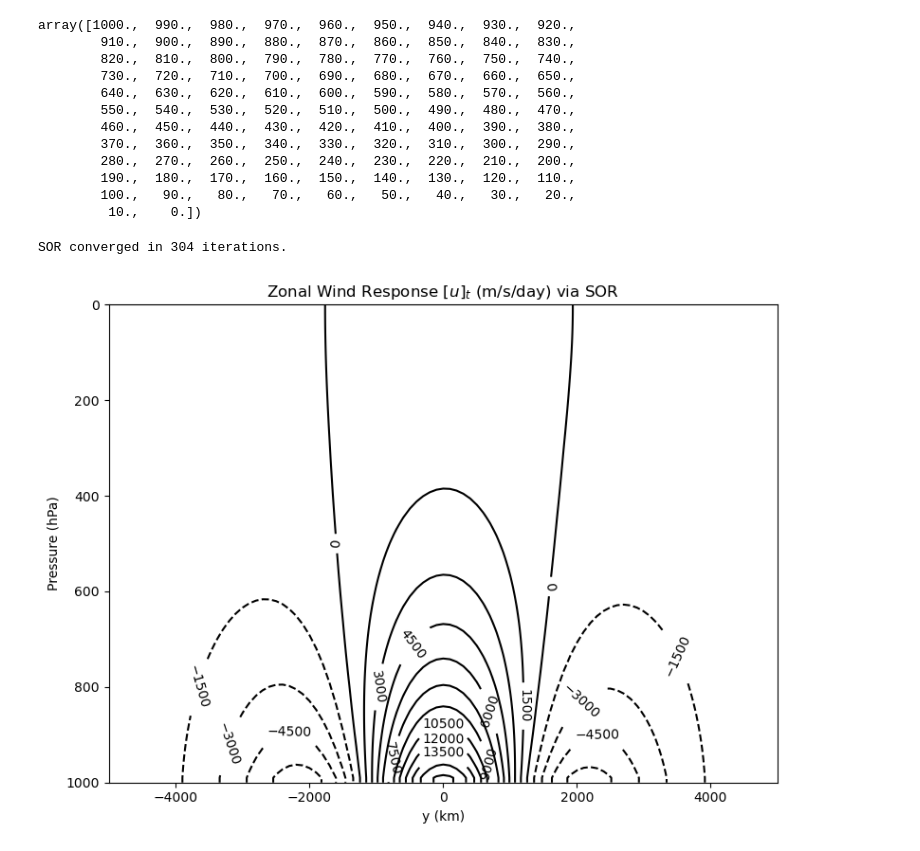
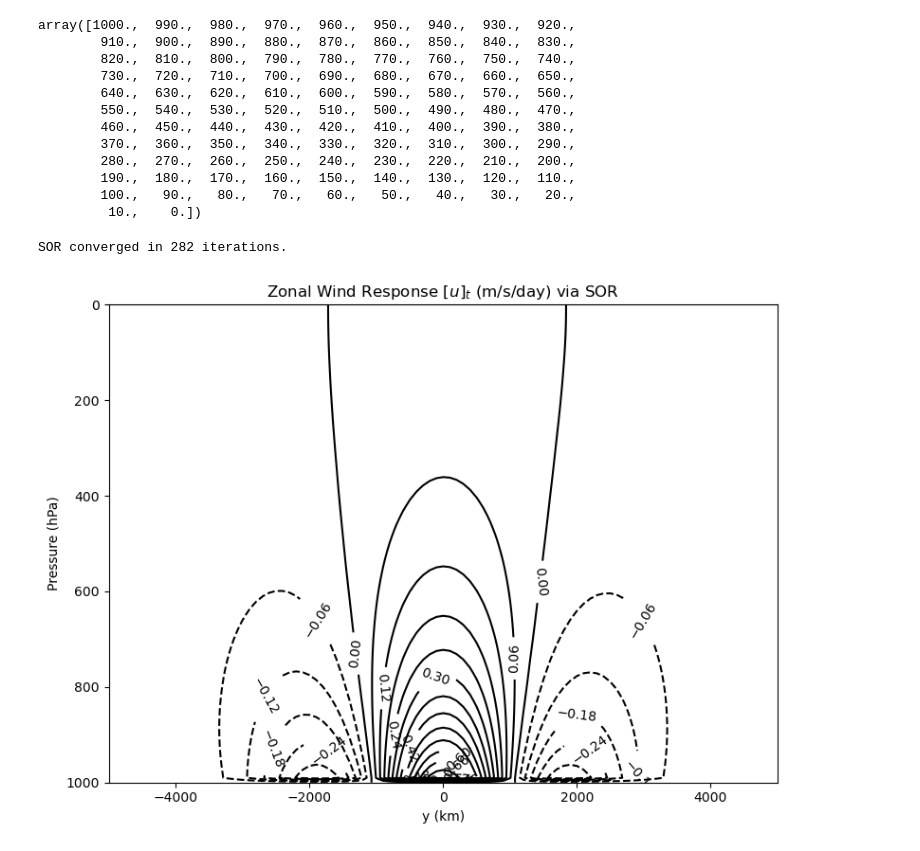
Before and after one commit to PeterChang1023/Eddy_closure, a Jupyter notebook: Robinson_2000.ipynb, the cells around one changed output. Saved outputs shown, nothing was run; the diff lists cells and outputs as text; code cells hidden in the pictures.

```diff
--- a/Robinson_2000.ipynb
+++ b/Robinson_2000.ipynb
@@ -817,7 +817,9 @@ pb = p[0]
 
 # === Forcing: Eddy PV flux divergence at the bottom ===
 width = 1500e3
-vqb_b = 10 * np.exp(-(y / width) ** 2)
+Ab = (1000 / 86400) * (pb - 200e2)    # ← from paper
+vqb_b = Ab * np.exp(-(y / width)**2)
+# vqb_b = 10 * np.exp(-(y / width) ** 2)
 d2vqb_dy2 = np.gradient(np.gradient(vqb_b, dy), dy)
 rhs_bc_corrected = -d2vqb_dy2
 
@@ -841,6 +843,11 @@ rhs[:, 1] = d2vqb_dy2  # constant in pressure
 for it in range(max_iter):
     max_diff = 0
 
+    # Bottom boundary (j = 0): Robin-type
+    for i in range(1, ny - 1):
+        u_sor[i, 0] = u_sor[i, 1] - rhs_bc_corrected[i] / gamma
+        u_sor[i, 0] = (f0**2 / (sigma * dp) * u_sor[i, 1] + rhs_bc_corrected[i]) * gamma
+
     for j in range(1, nz - 1):
         for i in range(1, ny - 1):
             lap_y = (u_sor[i + 1, j] + u_sor[i - 1, j]) / dy**2
@@ -855,8 +862,16 @@ for it in range(max_iter):
     # === Boundary Conditions ===
 
     # Bottom boundary (j = 0): Robin-type
-    for i in range(1, ny - 1):
-        u_sor[i, 0] = u_sor[i, 1] - rhs_bc_corrected[i] / gamma
+    # for i in range(1, ny - 1):
+    #     u_sor[i, 0] = u_sor[i, 1] - rhs_bc_corrected[i] / gamma
+    #     u_sor[i, 0] = (f0**2 / (sigma * dp) * u_sor[i, 1] + rhs_bc_corrected[i]) * gamma
+
+    # Bottom boundary: assign u[:, 1] based on u[:, 0]
+    # gamma = f0**2 * (1 / (sigma * dp) + pb / (R * T_b))  # ← same gamma
+    # factor = f0**2 / (sigma * dp)
+    # for i in range(1, ny - 1):
+        # u_sor[i, 1] = (gamma * u_sor[i, 0] - rhs_bc_corrected[i]) / factor
+
 
     # Top boundary (j = nz - 1): Neumann (∂u/∂p = 0)
     u_sor[:, -1] = u_sor[:, -2]
@@ -871,17 +886,17 @@ for it in range(max_iter):
 else:
     print("SOR did not converge.")
 # %% [output]
-SOR converged in 304 iterations.
+SOR converged in 282 iterations.
 # %%
 # === Plot the Result ===
 plt.figure(figsize=(8, 6))
-cs = plt.contour(y / 1e3, p / 100, u_sor.T * 86400, levels=21, colors='k')
+cs = plt.contour(y / 1e3, p / 100, u_sor.T , levels=21, colors='k')
 plt.clabel(cs, inline=1, fontsize=10)
 plt.xlabel('y (km)')
 plt.ylabel('Pressure (hPa)')
 plt.title('Zonal Wind Response $[u]_t$ (m/s/day) via SOR')
 plt.gca().invert_yaxis()
 plt.tight_layout()
 plt.show()
 # %% [output]
-[figure, old version]
+[figure, new version]
```
